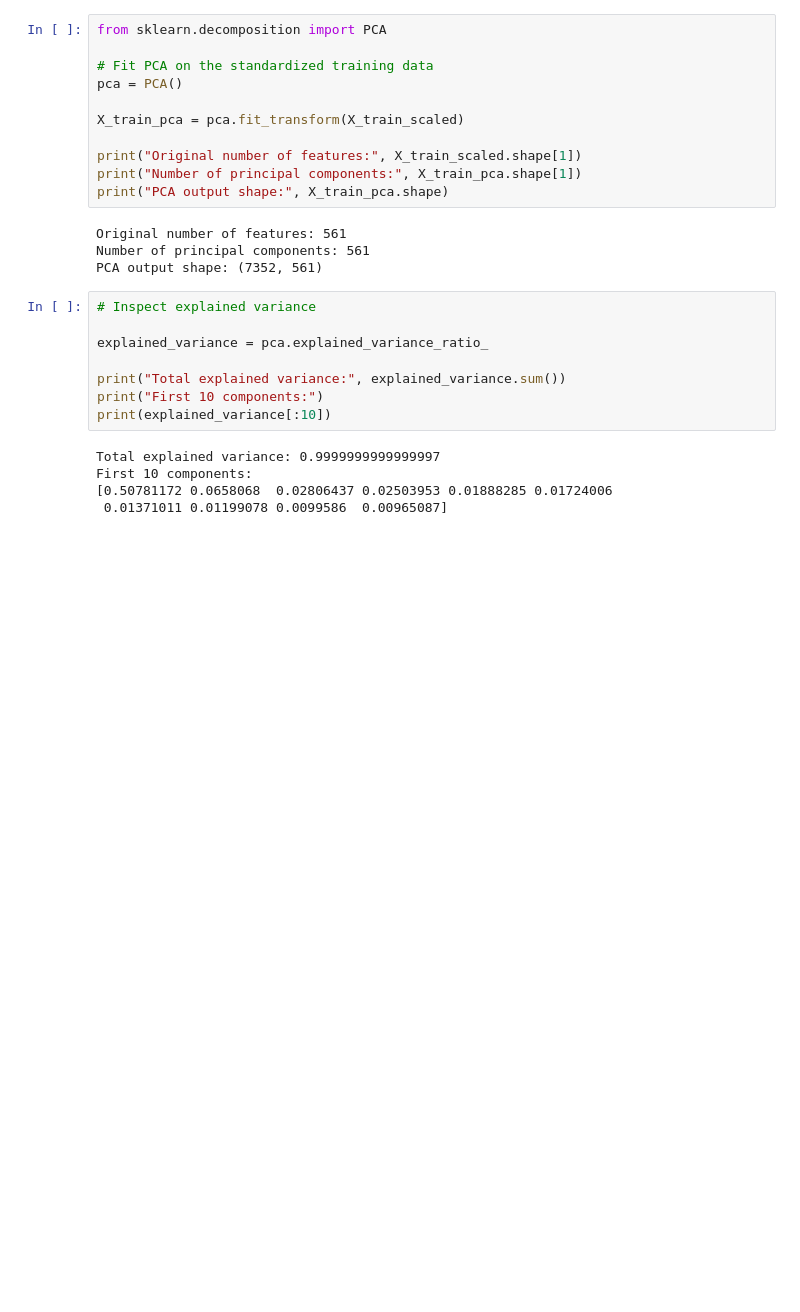
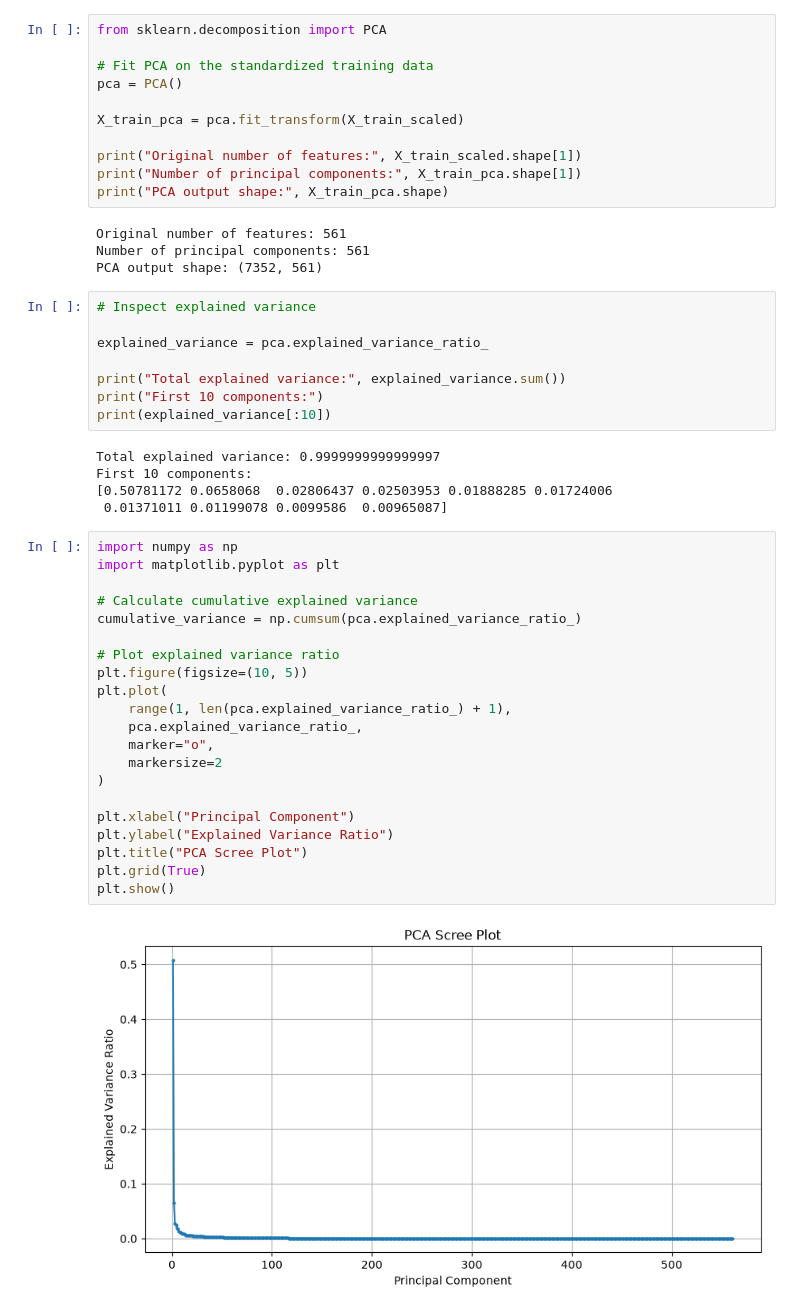
Before and after one commit to Debankumardas/Dimensionality-Reduction-Clustering, a Jupyter notebook: notebooks/dimensionality_reduction_clustering.ipynb, the cells around one changed output. Drawn from its saved outputs; the diff is of its cells as text; blank space fills up the shorter version.

Commit message:
Add PCA explained variance analysis

```diff
--- a/notebooks/dimensionality_reduction_clustering.ipynb
+++ b/notebooks/dimensionality_reduction_clustering.ipynb
@@ -254,3 +254,26 @@ Total explained variance: 0.9999999999999997
 First 10 components:
 [0.50781172 0.0658068  0.02806437 0.02503953 0.01888285 0.01724006
  0.01371011 0.01199078 0.0099586  0.00965087]
+# %%
+import numpy as np
+import matplotlib.pyplot as plt
+
+# Calculate cumulative explained variance
+cumulative_variance = np.cumsum(pca.explained_variance_ratio_)
+
+# Plot explained variance ratio
+plt.figure(figsize=(10, 5))
+plt.plot(
+    range(1, len(pca.explained_variance_ratio_) + 1),
+    pca.explained_variance_ratio_,
+    marker="o",
+    markersize=2
+)
+
+plt.xlabel("Principal Component")
+plt.ylabel("Explained Variance Ratio")
+plt.title("PCA Scree Plot")
+plt.grid(True)
+plt.show()
+# %% [output]
+[figure, added]
```
Also changed, not shown: parts of 2 cells of this notebook.
